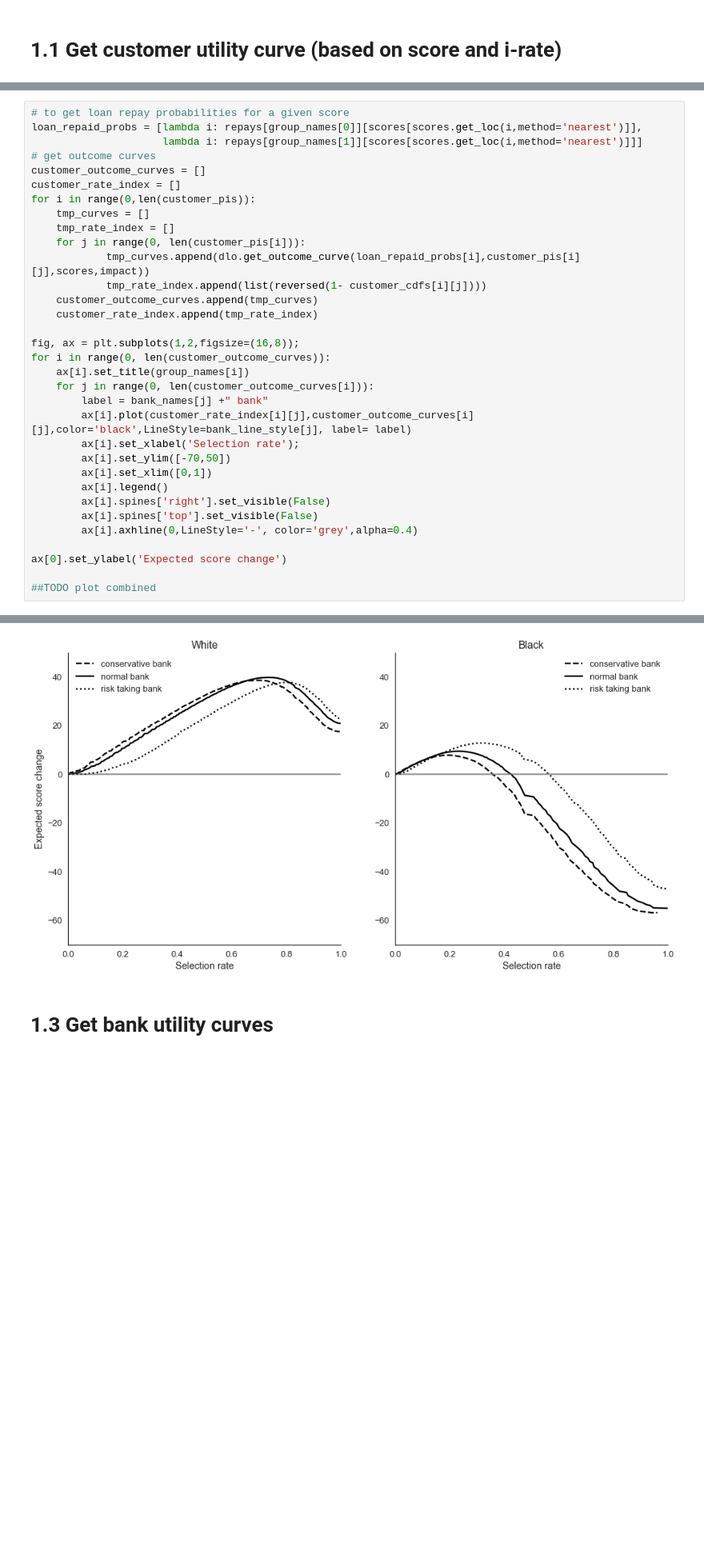
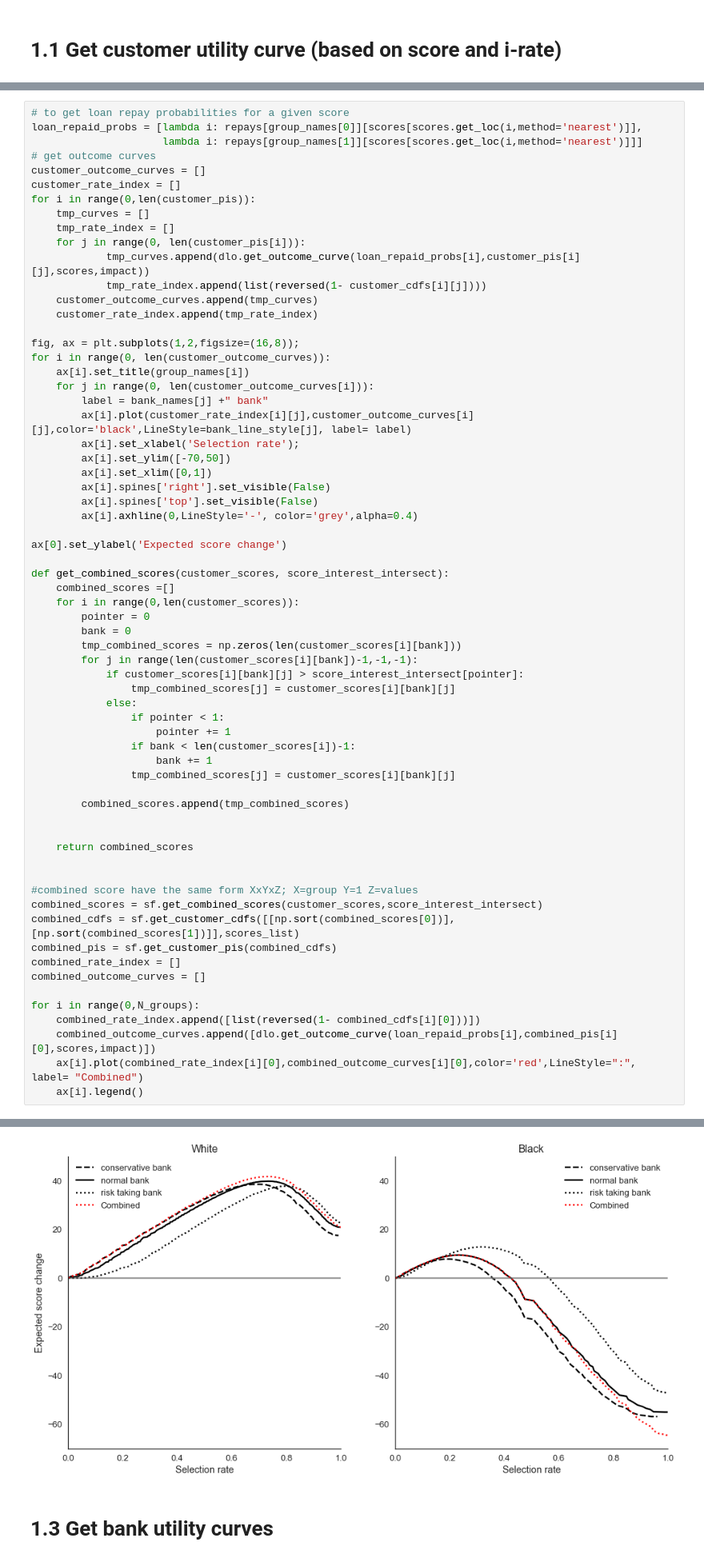
Before and after one commit to APMSSSR/Master_thesis, a Jupyter notebook: notebooks/Model1.ipynb, the cells around one changed output, grey strips where cells are left out. Shown: that part at 80% size. Drawn from its saved outputs; the diff is of its cells as text; blank space fills up the shorter version.

Commit message:
combined outcome curve, debugged get_ref_customer function and score shifts

```diff
--- a/notebooks/Model1.ipynb
+++ b/notebooks/Model1.ipynb
@@ -245,12 +246,44 @@ for i in range(0, len(customer_outcome_curves)):
         ax[i].set_xlabel('Selection rate');
         ax[i].set_ylim([-70,50])
         ax[i].set_xlim([0,1])
-        ax[i].legend()
         ax[i].spines['right'].set_visible(False)
         ax[i].spines['top'].set_visible(False)
         ax[i].axhline(0,LineStyle='-', color='grey',alpha=0.4)
 
 ax[0].set_ylabel('Expected score change')
 
-##TODO plot combined
+def get_combined_scores(customer_scores, score_interest_intersect):
+    combined_scores =[]
+    for i in range(0,len(customer_scores)):
+        pointer = 0
+        bank = 0
+        tmp_combined_scores = np.zeros(len(customer_scores[i][bank]))
+        for j in range(len(customer_scores[i][bank])-1,-1,-1):
+            if customer_scores[i][bank][j] > score_interest_intersect[pointer]:
+                tmp_combined_scores[j] = customer_scores[i][bank][j]
+            else:
+                if pointer < 1:
+                    pointer += 1
+                if bank < len(customer_scores[i])-1:
+                    bank += 1
+                tmp_combined_scores[j] = customer_scores[i][bank][j]
+
+        combined_scores.append(tmp_combined_scores)
+
+
+    return combined_scores
+
+
+#combined score have the same form XxYxZ; X=group Y=1 Z=values
+combined_scores = sf.get_combined_scores(customer_scores,score_interest_intersect)
+combined_cdfs = sf.get_customer_cdfs([[np.sort(combined_scores[0])],[np.sort(combined_scores[1])]],scores_list)
+combined_pis = sf.get_customer_pis(combined_cdfs)
+combined_rate_index = []
+combined_outcome_curves = []
+
+for i in range(0,N_groups):
+    combined_rate_index.append([list(reversed(1- combined_cdfs[i][0]))])
+    combined_outcome_curves.append([dlo.get_outcome_curve(loan_repaid_probs[i],combined_pis[i][0],scores,impact)])
+    ax[i].plot(combined_rate_index[i][0],combined_outcome_curves[i][0],color='red',LineStyle=":", label= "Combined")
+    ax[i].legend()
 # %% [output]
@@ -258,4 +290,4 @@ ax[0].set_ylabel('Expected score change')
-[figure, old version]
+[figure, new version]
 # %% [markdown]
 # 1.3 Get bank utility curves
 # %%
```
Also changed, not shown: parts of 4 cells of this notebook, 2 other files.
